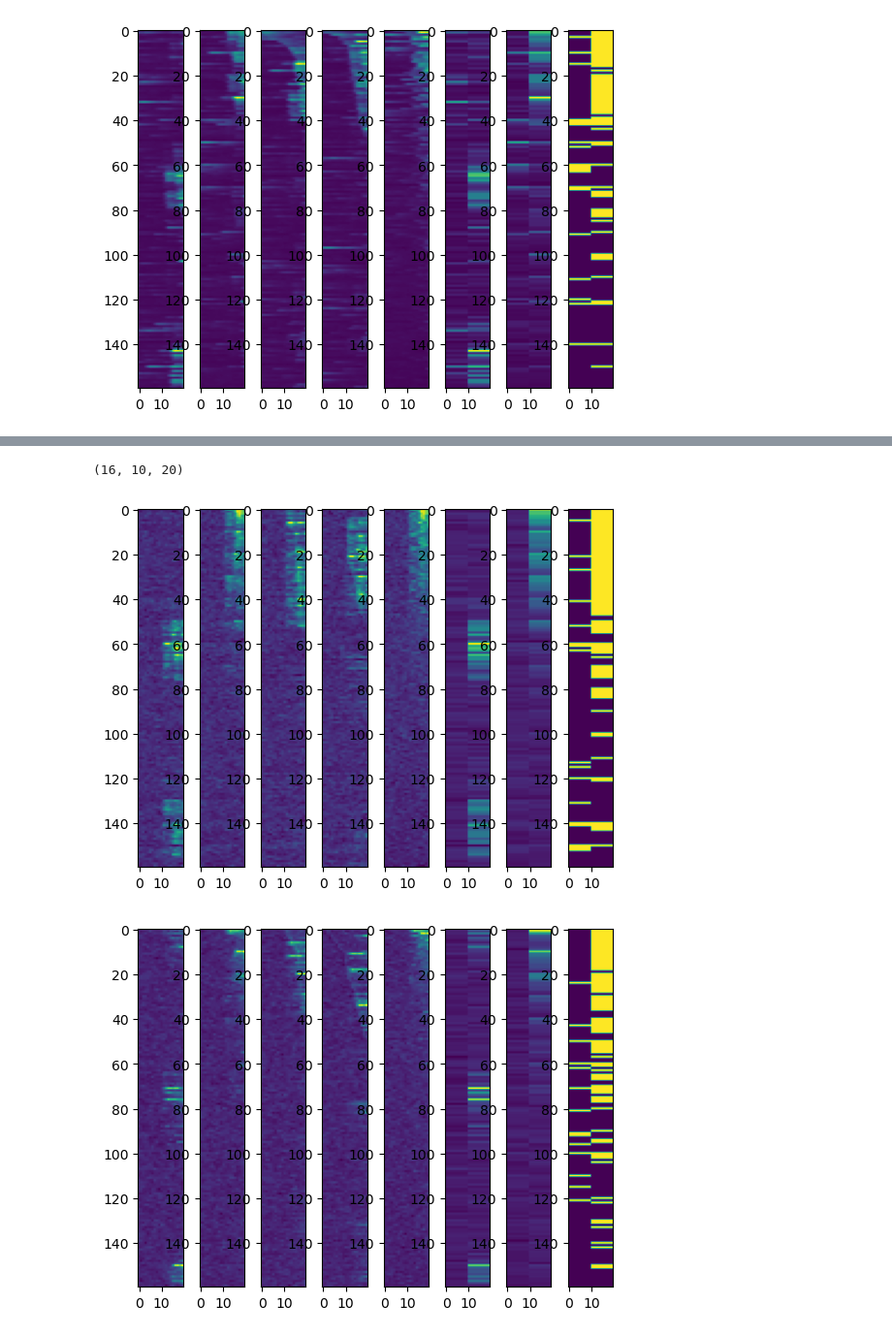
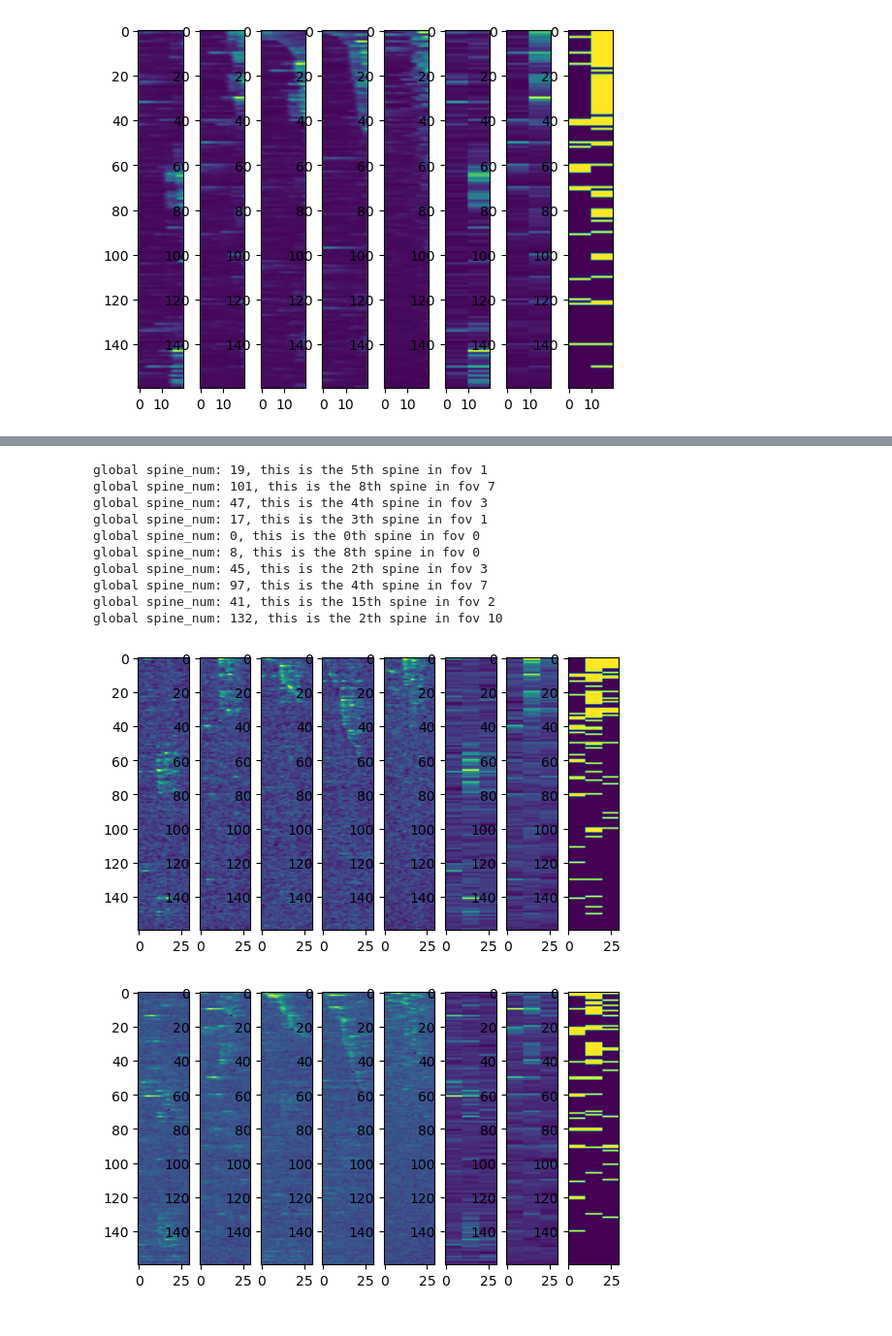
Before and after one commit to GreggHeller1/adult-spine-models, a Jupyter notebook: scripts/notebook.ipynb, the cells around one changed output, grey strips where cells are left out. Shown at 97% size. Saved outputs shown, nothing was run; the diff lists cells and outputs as text; code cells hidden in the pictures.

Commit message:
implement weighted models, responsive and unresponsive subset

```diff
--- a/scripts/notebook.ipynb
+++ b/scripts/notebook.ipynb
@@ -156,5 +404,24 @@ plot.plot_activity_plots(soma_sub_traces)
 # %% [output]
 [figure]
 # %%
-similarity_list, fov_num_list, spine_num_list = comp.get_most_similar_spine(soma_data, spine_data)
+all_spine_activity_array, spines_per_fov_list = comp.compile_spine_traces(spine_data, subset='all')
+
+zeta_list = []
+for i, (fov_activity_meta, fov_metadata )in enumerate(hf.fov_generator(spine_data)):
+    zeta_list.extend(list(hf.get_fov_zetas(fov_activity_meta)))
+
+similarity_list, spine_num_list = plot.get_most_similar_spine(soma_data, all_spine_activity_array)
 #spine_means, spine_means_sorted, spine_bool = plot.produce_activity_plots(best_match_traces)
+responsive_idxs = list(np.where(np.array(zeta_list) <=.05)[0])
+responsive_ranks = []
+for i, spine_idx in enumerate(spine_num_list):
+    if spine_idx in responsive_idxs:
+        responsive_ranks.append(i)
+print(responsive_ranks)
+
+unresponsive_idxs = list(np.where(np.array(zeta_list) >.05)[0])
+unresponsive_ranks = []
+for i, spine_idx in enumerate(spine_num_list):
+    if spine_idx in unresponsive_idxs:
+        unresponsive_ranks.append(i)
+print(unresponsive_ranks)
@@ -161,16 +443,23 @@ similarity_list, fov_num_list, spine_num_list = comp.get_most_similar_spine(soma
-# %%
-rank = 0
-best_match_traces = comp.get_traces(spine_data, fov=fov_num_list[rank], spine_index=spine_num_list[rank])
-best_match_traces = comp.select_timesteps(best_match_traces)
-# %%
-print(best_match_traces.shape)
-# %% [output]
-(16, 10, 20)
 # %%
-for rank in range(10):
-    best_match_traces = comp.get_traces(spine_data, fov=fov_num_list[rank], spine_index=spine_num_list[rank])
-    best_match_traces = comp.select_timesteps(best_match_traces)
-    plot.plot_activity_plots(best_match_traces)
+#for rank in range(10):
+for rank in unresponsive_ranks[:10]:
+#for rank in responsive_ranks[:10]:
+    #best_match_traces = comp.get_traces(spine_data, fov=fov_num_list[rank], spine_index=spine_num_list[rank])
+    best_match_traces = comp.select_timesteps(all_spine_activity_array[spine_num_list[rank],:,:,:])
+    global_spine_num = spine_num_list[rank]
+    (fov_i, spine_fov_i) = hf.get_fov_idx_from_all_spine_idx(global_spine_num, spine_data)
+    print(f'global spine_num: {global_spine_num}, this is the {spine_fov_i}th spine in fov {fov_i}')
+    plot.plot_activity_plots(np.array(best_match_traces))
 # %% [output]
+global spine_num: 19, this is the 5th spine in fov 1
+global spine_num: 101, this is the 8th spine in fov 7
+global spine_num: 47, this is the 4th spine in fov 3
+global spine_num: 17, this is the 3th spine in fov 1
+global spine_num: 0, this is the 0th spine in fov 0
+global spine_num: 8, this is the 8th spine in fov 0
+global spine_num: 45, this is the 2th spine in fov 3
+global spine_num: 97, this is the 4th spine in fov 7
+global spine_num: 41, this is the 15th spine in fov 2
+global spine_num: 132, this is the 2th spine in fov 10
-[figure, old version]
+[figure, new version]
-[figure, old version]
+[figure, new version]
```
Also changed, not shown: parts of 26 cells of this notebook, 19 other files.
